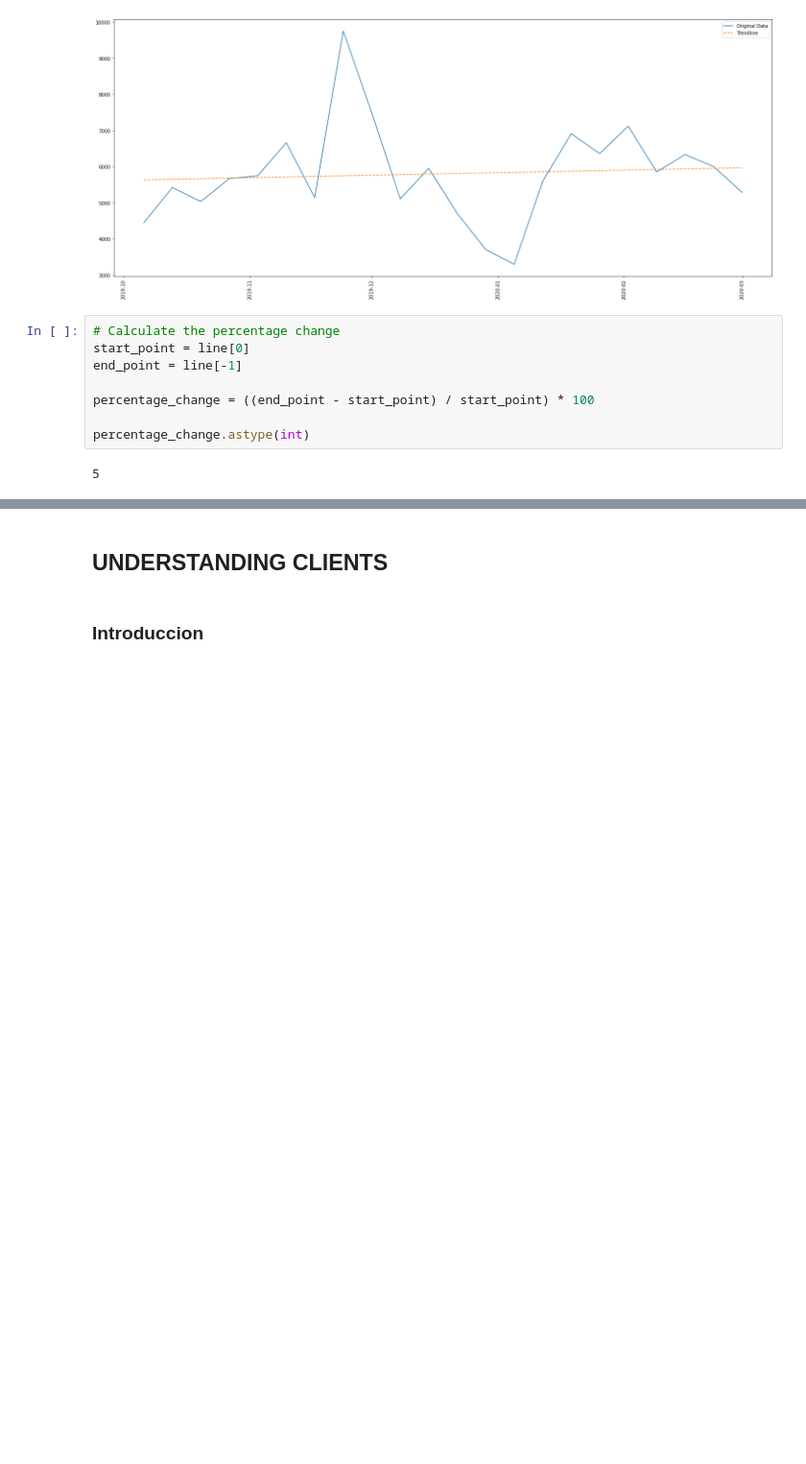
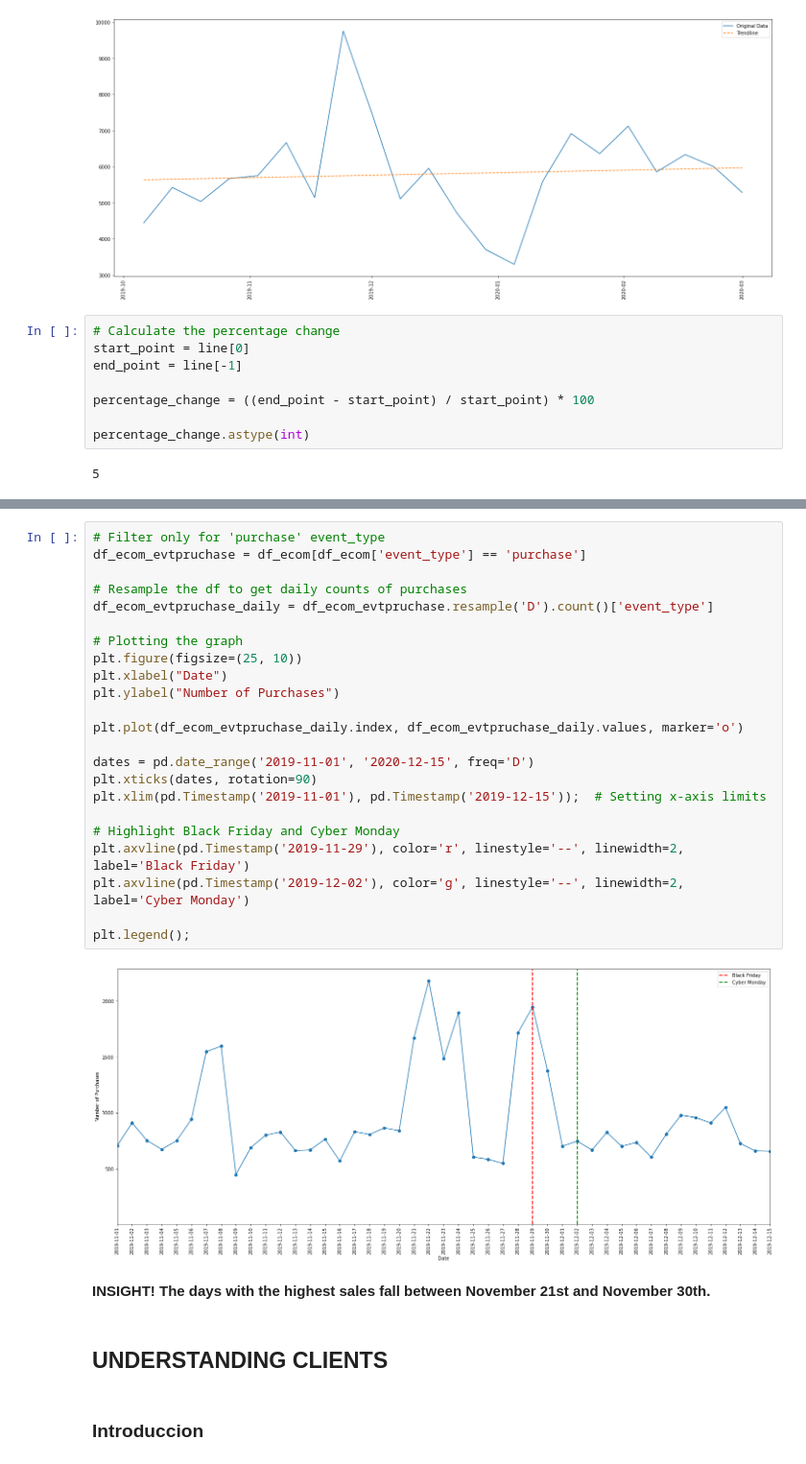
Before and after one commit to javierlopezm/Optimizacion_Ecommerce, a Jupyter notebook: Optimizacion_Ecommerce.ipynb, the cells around one changed output, grey strips where cells are left out. Shown: that part at 96% size. Drawn from its saved outputs; the diff is of its cells as text; blank space fills up the shorter version.

```diff
--- a/Optimizacion_Ecommerce.ipynb
+++ b/Optimizacion_Ecommerce.ipynb
@@ -579,3 +598,30 @@ Statista says that the global cosmetic market (not the ecom one) https://www.sta
+# %%
+# Filter only for 'purchase' event_type
+df_ecom_evtpruchase = df_ecom[df_ecom['event_type'] == 'purchase']
+
+# Resample the df to get daily counts of purchases
+df_ecom_evtpruchase_daily = df_ecom_evtpruchase.resample('D').count()['event_type']
+
+# Plotting the graph
+plt.figure(figsize=(25, 10))
+plt.xlabel("Date")
+plt.ylabel("Number of Purchases")
+
+plt.plot(df_ecom_evtpruchase_daily.index, df_ecom_evtpruchase_daily.values, marker='o')
+
+dates = pd.date_range('2019-11-01', '2020-12-15', freq='D')
+plt.xticks(dates, rotation=90)
+plt.xlim(pd.Timestamp('2019-11-01'), pd.Timestamp('2019-12-15'));  # Setting x-axis limits
+
+# Highlight Black Friday and Cyber Monday
+plt.axvline(pd.Timestamp('2019-11-29'), color='r', linestyle='--', linewidth=2, label='Black Friday')
+plt.axvline(pd.Timestamp('2019-12-02'), color='g', linestyle='--', linewidth=2, label='Cyber Monday')
+
+plt.legend();
+# %% [output]
+[figure, added]
+# %% [markdown]
+**INSIGHT!  The days with the highest sales fall between November 21st and November 30th.**
 # %% [markdown]
 ## UNDERSTANDING CLIENTS
 # %% [markdown]
```
Also changed, not shown: parts of 16 cells of this notebook.
